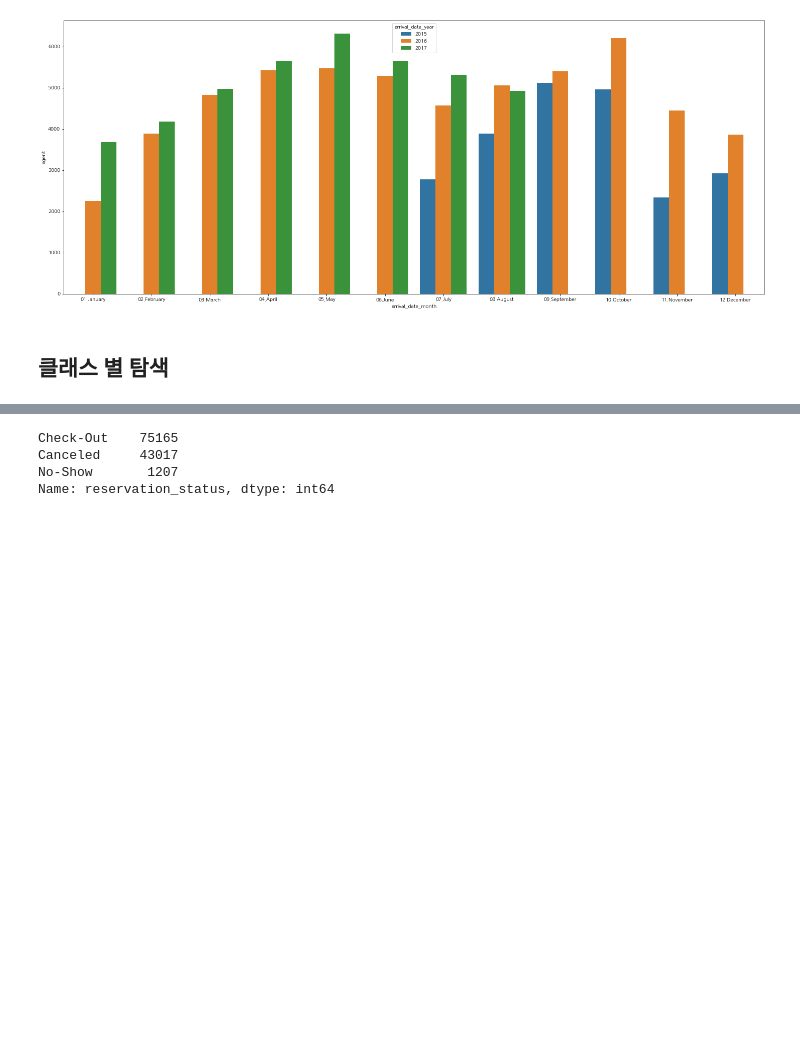
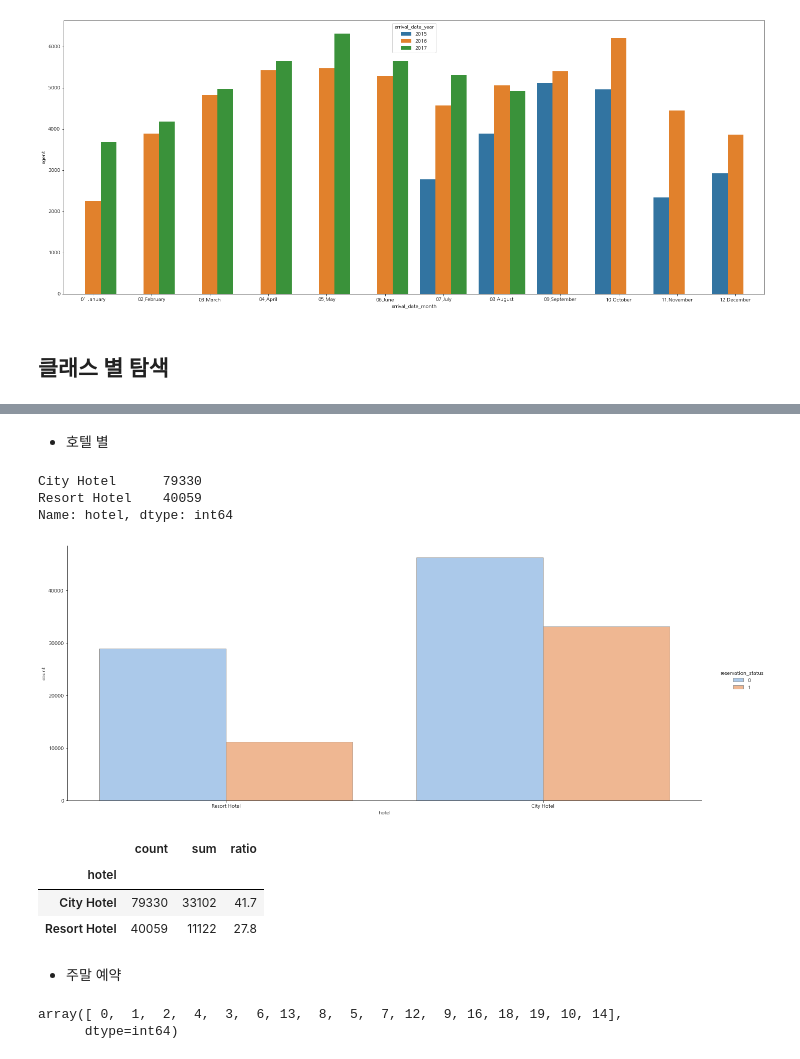
Before and after one commit to seonydg/ml-classification-analysis-of-hotel-reservation-demand, a Jupyter notebook: analysis-of-hotel-reservation-demand.ipynb, the cells around one changed output, grey strips where cells are left out. Drawn from its saved outputs; the diff is of its cells as text; code cells hidden in the pictures; blank space fills up the shorter version.

```diff
--- a/analysis-of-hotel-reservation-demand.ipynb
+++ b/analysis-of-hotel-reservation-demand.ipynb
@@ -392,7 +446,33 @@ plt.show()
+# %% [markdown]
+- 호텔 별
 # %%
-df['reservation_status'].value_counts()
+df['hotel'].value_counts()
 # %% [output]
-Check-Out    75165
-Canceled     43017
-No-Show       1207
-Name: reservation_status, dtype: int64
+City Hotel      79330
+Resort Hotel    40059
+Name: hotel, dtype: int64
+# %%
+# Resort Hottel과 City Hotel 비교
+sns.catplot(x="hotel", hue="reservation_status", kind="count",palette="pastel", edgecolor=".6",data=df, aspect=3)
+plt.gcf().set_size_inches(20, 8)
+plt.show()
+# %% [output]
+[figure, added]
+# %%
+# Resort Hotle과 City Hotel 비교
+df_gp = df.groupby('hotel')['reservation_status'].agg(['count','sum'])
+df_gp['ratio'] = round((df_gp['sum'] / df_gp['count']) * 100, 1)
+df_gp = df_gp.sort_values(by=['ratio'], ascending=False)
+df_gp
+# %% [output]
+|  | count | sum | ratio |
+| hotel |  |  |  |
+| City Hotel | 79330 | 33102 | 41.7 |
+| Resort Hotel | 40059 | 11122 | 27.8 |
+# %% [markdown]
+- 주말 예약
+# %%
+df['stays_in_weekend_nights'].unique()
+# %% [output]
+array([ 0,  1,  2,  4,  3,  6, 13,  8,  5,  7, 12,  9, 16, 18, 19, 10, 14],
+      dtype=int64)
```
Also changed, not shown: parts of 19 cells of this notebook.
